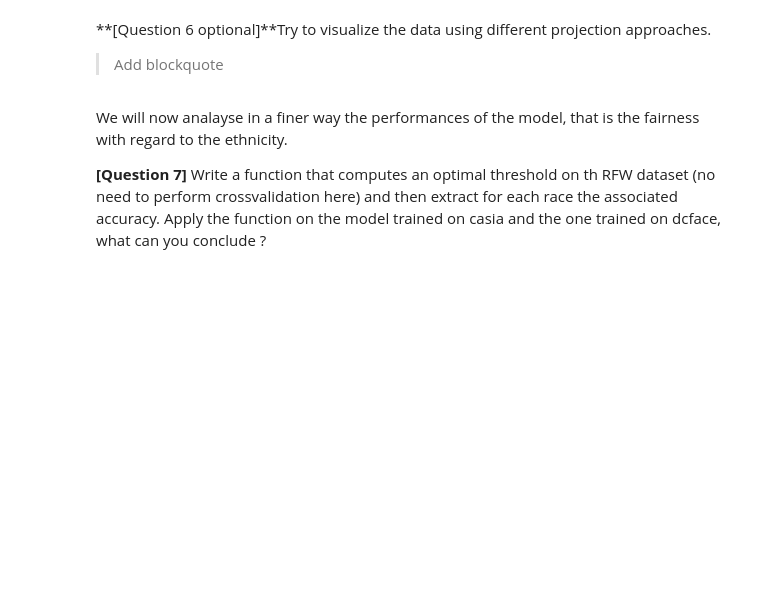
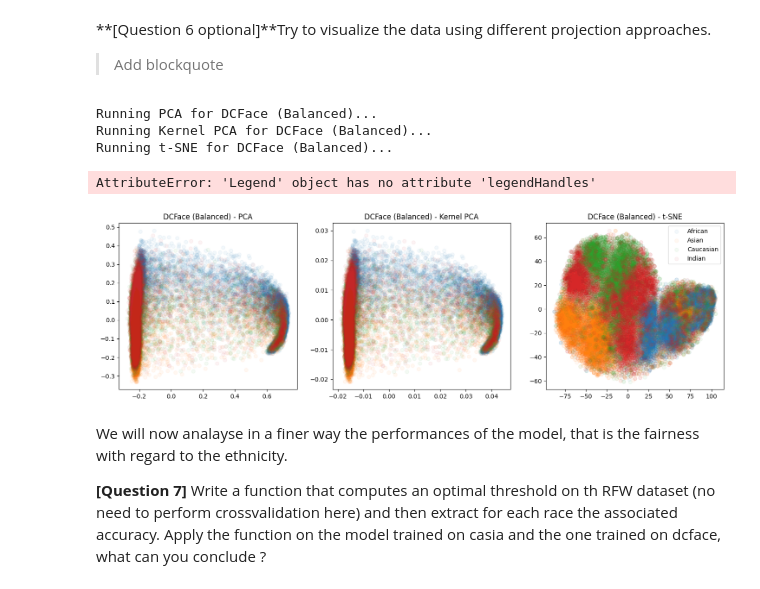
Before and after one commit to Carda01/fairness_ai, a Jupyter notebook: practical_fairness_in_ai_local_part3_Alfio_Cardillo.ipynb, the cells around one changed output. Saved outputs shown, nothing was run; the diff lists cells and outputs as text; code cells hidden in the pictures; blank space fills up the shorter version.

```diff
--- a/practical_fairness_in_ai_local_part3_Alfio_Cardillo.ipynb
+++ b/practical_fairness_in_ai_local_part3_Alfio_Cardillo.ipynb
@@ -1078,6 +1075,54 @@ leg  =plt.legend()
 > Add blockquote
 # %%
 ### CODE HERE
+from sklearn.decomposition import PCA, KernelPCA
+from sklearn.manifold import TSNE
+reducers = {
+    "PCA": PCA(n_components=2),
+    # Kernel PCA with RBF kernel captures non-linear structures
+    "Kernel PCA": KernelPCA(n_components=2, kernel="rbf", fit_inverse_transform=False),
+    # t-SNE with PCA initialization for better stability
+    "t-SNE": TSNE(n_components=2, init='pca', learning_rate='auto', perplexity=30)
+}
+
+def plot_projections(features, races, model_name):
+    plt.figure(figsize=(18, 5))
+
+    for i, (method_name, reducer) in enumerate(reducers.items()):
+        plt.subplot(1, 3, i + 1)
+
+        # Projection step
+        print(f"Running {method_name} for {model_name}...")
+        projected_embeddings = reducer.fit_transform(features)
+
+        # Plotting loop (Following your requested structure)
+        for label in np.unique(races):
+            plt.scatter(
+                projected_embeddings[races == label, 0],
+                projected_embeddings[races == label, 1],
+                label=label,
+                alpha=0.05  # High transparency to visualize density
+            )
+
+        # visual styling
+        plt.title(f"{model_name} - {method_name}")
+        # We add a legend only to the last plot to avoid clutter, with opaque markers
+        if i == 2:
+            leg = plt.legend(loc='best')
+            for lh in leg.legendHandles:
+                lh.set_alpha(1) # Make legend markers visible
+
+    plt.tight_layout()
+    plt.show()
+
+
+plot_projections(features_dc, races, "DCFace (Balanced)")
+# %% [output]
+Running PCA for DCFace (Balanced)...
+Running Kernel PCA for DCFace (Balanced)...
+Running t-SNE for DCFace (Balanced)...
+AttributeError: 'Legend' object has no attribute 'legendHandles'
+[figure, added]
 # %% [markdown]
 We will now analayse in a finer way the performances of the model, that is the fairness with regard to the ethnicity.
 
```
Also changed, not shown: parts of 2 cells of this notebook.
